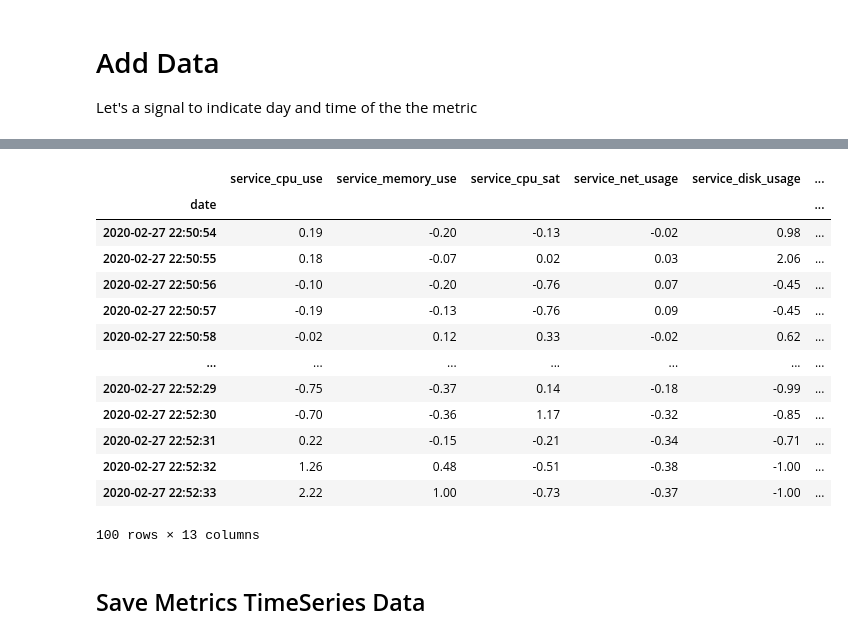
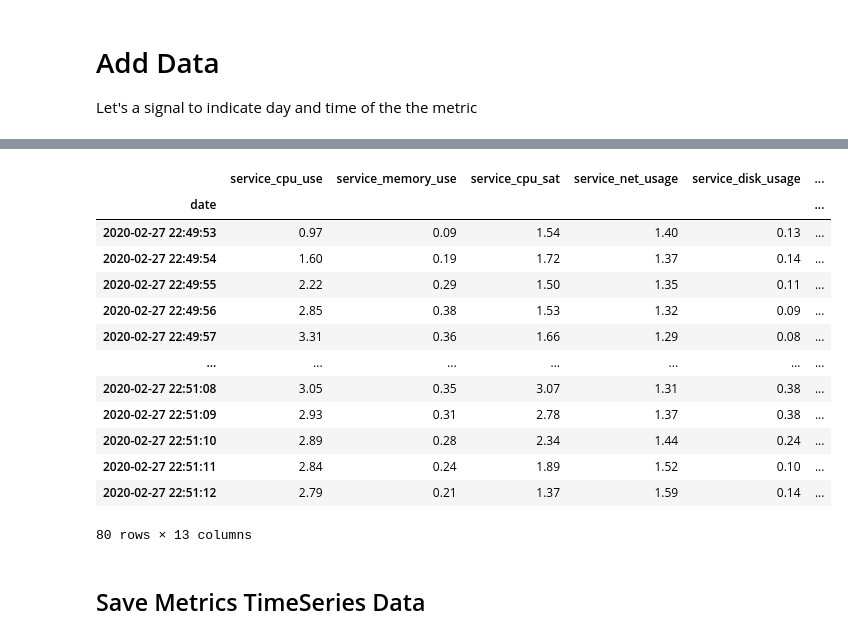
Before and after one commit to Haybu/infs890-spring2020-latency-prediction, a Jupyter notebook: analysis/signal_metrics/2_signal_metrics_preprocessing.ipynb, the cells around one changed output, grey strips where cells are left out. Cells and saved outputs as stored; diff of their text form; code cells hidden in the pictures.

```diff
--- a/analysis/signal_metrics/2_signal_metrics_preprocessing.ipynb
+++ b/analysis/signal_metrics/2_signal_metrics_preprocessing.ipynb
@@ -254,7 +259,7 @@ if FEATURES_RATE:
     features_df = features_df[skip:]
 elif FEATURES_DIFF:
     features_df = features_df.diff()      # Taking the difference
-    features_df = features_df[skip:]
+    features_df = features_df[1:]
 
 features_df.sort_index()
 features_df.shape
@@ -314,0 +323,15 @@ dtype: float64
+# %%
+features_df.service_cpu_use = features_df.service_cpu_use / ( 60 * 60)
+features_df.service_memory_use = features_df.service_memory_use / (1024 * 1024 * 1024)
+features_df.service_cpu_sat = features_df.service_cpu_sat / ( 60 * 60 )
+features_df.service_net_usage = features_df.service_net_usage / (1024 * 1024 * 1024)
+features_df.service_disk_usage = features_df.service_disk_usage / (1024 * 1024 * 1024)
+features_df.service_req_total = features_df.service_req_total / (1000000)
+features_df.service_errors = features_df.service_errors / (1000)
+features_df.service_request_size = features_df.service_request_size / (1024 * 1024 * 1024)
+features_df.service_response_size = features_df.service_response_size / (1024 * 1024 * 1024)
+features_df.containers_count = features_df.containers_count / (10)
+features_df.system_cpu_usage = features_df.system_cpu_usage / ( 60 * 60)
+features_df.system_network_usage = features_df.system_network_usage / (1024 * 1024 * 1024)
+
+features_df.head()
@@ -315,7 +346,25 @@ dtype: float64
+# %%
+if False:
+    from sklearn.preprocessing import MinMaxScaler
+
+    min_date = features_df.index.min()
+    features_num = features_df.shape[0]
+    columns = features_df.columns.values
+
+    date_idx = pd.date_range(min_date, periods=features_num, freq='S')
+
+    features_scaler = MinMaxScaler(feature_range=(-1,1))
+    features_values = features_scaler.fit_transform(features_df)
+
+    features_df = pd.DataFrame(features_values, index=date_idx, columns=columns)
+
+    features_df.head(5)
 # %% [markdown]
 # Concatenate features and target dataframes
 # %%
-all_data = pd.concat([features_df, target_df], axis=1)
+#all_data = pd.concat([features_df, target_df], axis=1)
+
+all_data = merge(features_df, target_df)
 all_data = all_data[all_data['service_ltcy_200'].notna()]
 # %%
 plt_df = pd.DataFrame()
@@ -350,22 +404,22 @@ samples
 # %%
 #metrics_df['Hour'] = metrics_df.index.hour
-all_data['time'] = (all_data.index.values - all_data.index.values.astype('datetime64[D]'))/np.timedelta64(1,'s')
-all_data.head(100)
+#all_data['time'] = (all_data.index.values - all_data.index.values.astype('datetime64[D]'))/np.timedelta64(1,'s')
+all_data.head(80)
 # %% [output]
 |  | service_cpu_use | service_memory_use | service_cpu_sat | service_net_usage | service_disk_usage | ... |
 | date |  |  |  |  |  | ... |
-| 2020-02-27 22:50:54 | 0.19 | -0.20 | -0.13 | -0.02 | 0.98 | ... |
-| 2020-02-27 22:50:55 | 0.18 | -0.07 | 0.02 | 0.03 | 2.06 | ... |
-| 2020-02-27 22:50:56 | -0.10 | -0.20 | -0.76 | 0.07 | -0.45 | ... |
-| 2020-02-27 22:50:57 | -0.19 | -0.13 | -0.76 | 0.09 | -0.45 | ... |
-| 2020-02-27 22:50:58 | -0.02 | 0.12 | 0.33 | -0.02 | 0.62 | ... |
+| 2020-02-27 22:49:53 | 0.97 | 0.09 | 1.54 | 1.40 | 0.13 | ... |
+| 2020-02-27 22:49:54 | 1.60 | 0.19 | 1.72 | 1.37 | 0.14 | ... |
+| 2020-02-27 22:49:55 | 2.22 | 0.29 | 1.50 | 1.35 | 0.11 | ... |
+| 2020-02-27 22:49:56 | 2.85 | 0.38 | 1.53 | 1.32 | 0.09 | ... |
+| 2020-02-27 22:49:57 | 3.31 | 0.36 | 1.66 | 1.29 | 0.08 | ... |
 | ... | ... | ... | ... | ... | ... | ... |
-| 2020-02-27 22:52:29 | -0.75 | -0.37 | 0.14 | -0.18 | -0.99 | ... |
-| 2020-02-27 22:52:30 | -0.70 | -0.36 | 1.17 | -0.32 | -0.85 | ... |
-| 2020-02-27 22:52:31 | 0.22 | -0.15 | -0.21 | -0.34 | -0.71 | ... |
-| 2020-02-27 22:52:32 | 1.26 | 0.48 | -0.51 | -0.38 | -1.00 | ... |
-| 2020-02-27 22:52:33 | 2.22 | 1.00 | -0.73 | -0.37 | -1.00 | ... |
+| 2020-02-27 22:51:08 | 3.05 | 0.35 | 3.07 | 1.31 | 0.38 | ... |
+| 2020-02-27 22:51:09 | 2.93 | 0.31 | 2.78 | 1.37 | 0.38 | ... |
+| 2020-02-27 22:51:10 | 2.89 | 0.28 | 2.34 | 1.44 | 0.24 | ... |
+| 2020-02-27 22:51:11 | 2.84 | 0.24 | 1.89 | 1.52 | 0.10 | ... |
+| 2020-02-27 22:51:12 | 2.79 | 0.21 | 1.37 | 1.59 | 0.14 | ... |
-100 rows × 13 columns
+80 rows × 13 columns
 # %% [markdown]
 ## Save Metrics TimeSeries Data
 # %%
```
Also changed, not shown: parts of 18 cells of this notebook, 12 other files.
